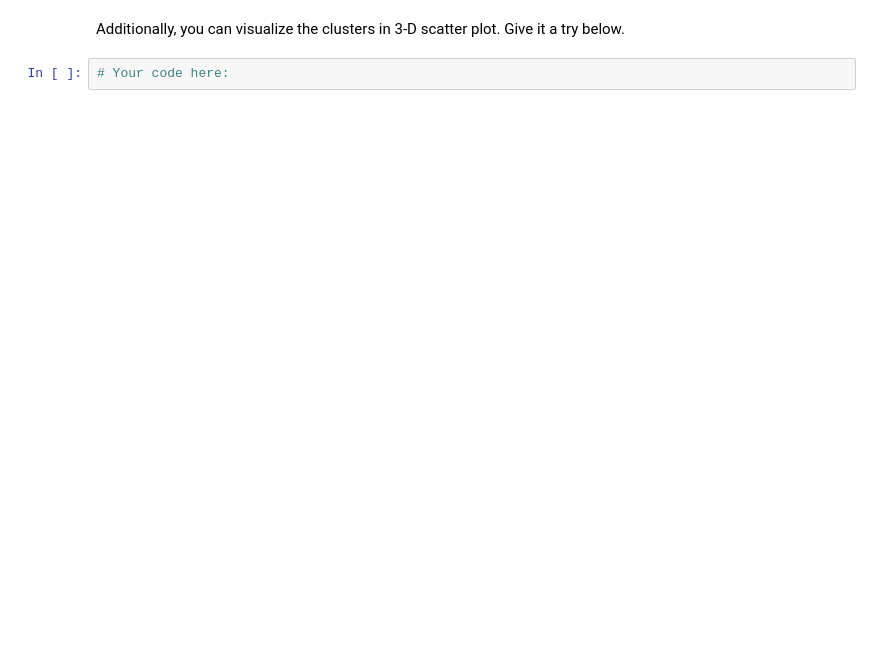
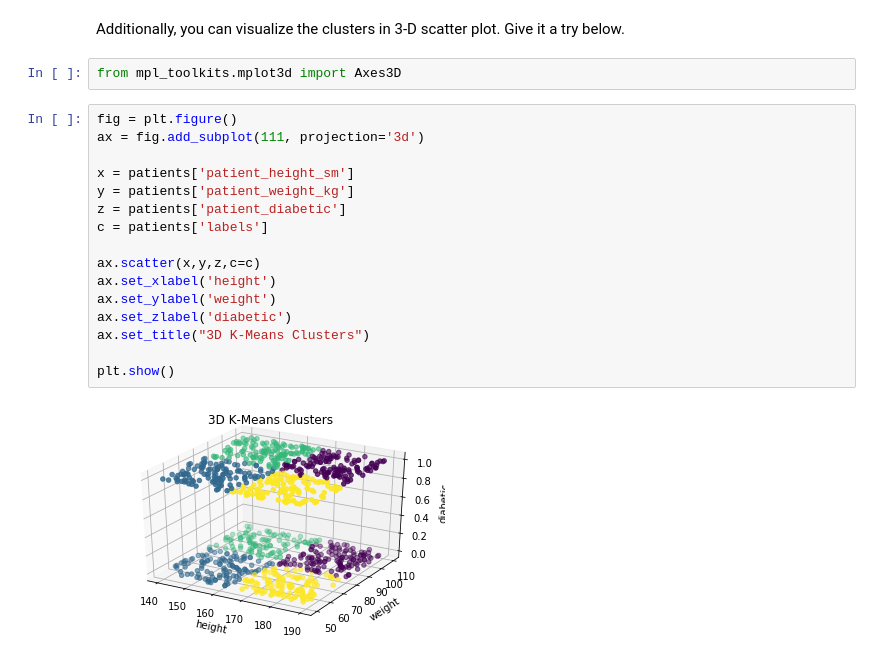
Before and after one commit to marisfont/madrid-oct-2018, a Jupyter notebook: module-3/lab-sklearn-and-unsupervised-learning/your-code/main.ipynb, the cells around one changed output. Saved outputs shown, nothing was run; the diff lists cells and outputs as text; blank space fills up the shorter version.

```diff
--- a/module-3/lab-sklearn-and-unsupervised-learning/your-code/main.ipynb
+++ b/module-3/lab-sklearn-and-unsupervised-learning/your-code/main.ipynb
@@ -501,4 +507,22 @@ If the scatter plot does not make any sense to you, it means the features you ch
 # %% [markdown]
 Additionally, you can visualize the clusters in 3-D scatter plot. Give it a try below.
-# %%
-# Your code here:
+# %%
+from mpl_toolkits.mplot3d import Axes3D
+# %%
+fig = plt.figure()
+ax = fig.add_subplot(111, projection='3d')
+
+x = patients['patient_height_sm']
+y = patients['patient_weight_kg']
+z = patients['patient_diabetic']
+c = patients['labels']
+
+ax.scatter(x,y,z,c=c)
+ax.set_xlabel('height')
+ax.set_ylabel('weight')
+ax.set_zlabel('diabetic')
+ax.set_title("3D K-Means Clusters")
+
+plt.show()
+# %% [output]
+[figure, added]
```
Also changed, not shown: parts of 2 cells of this notebook.
